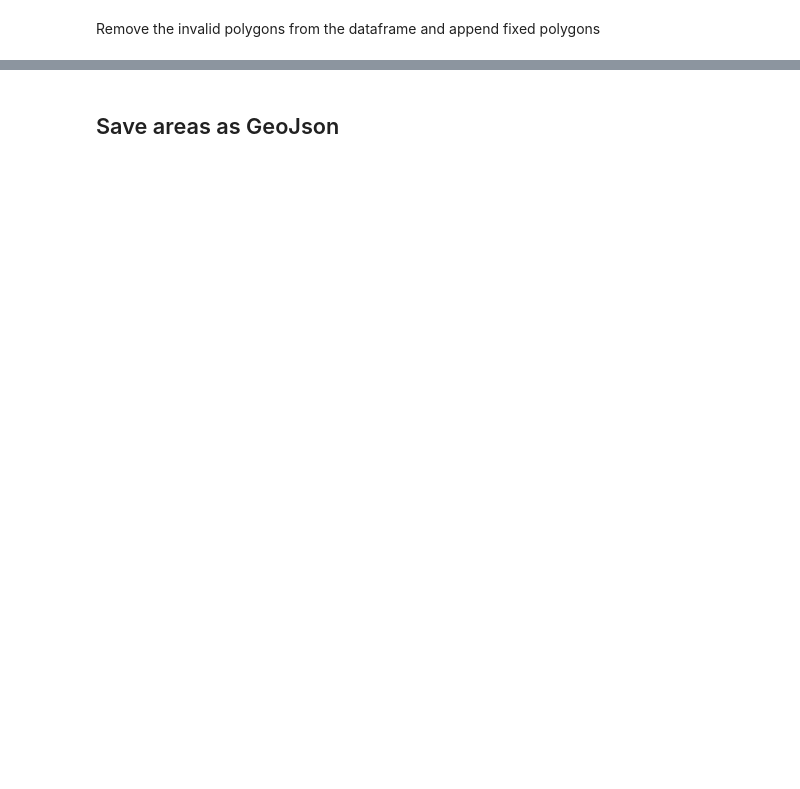
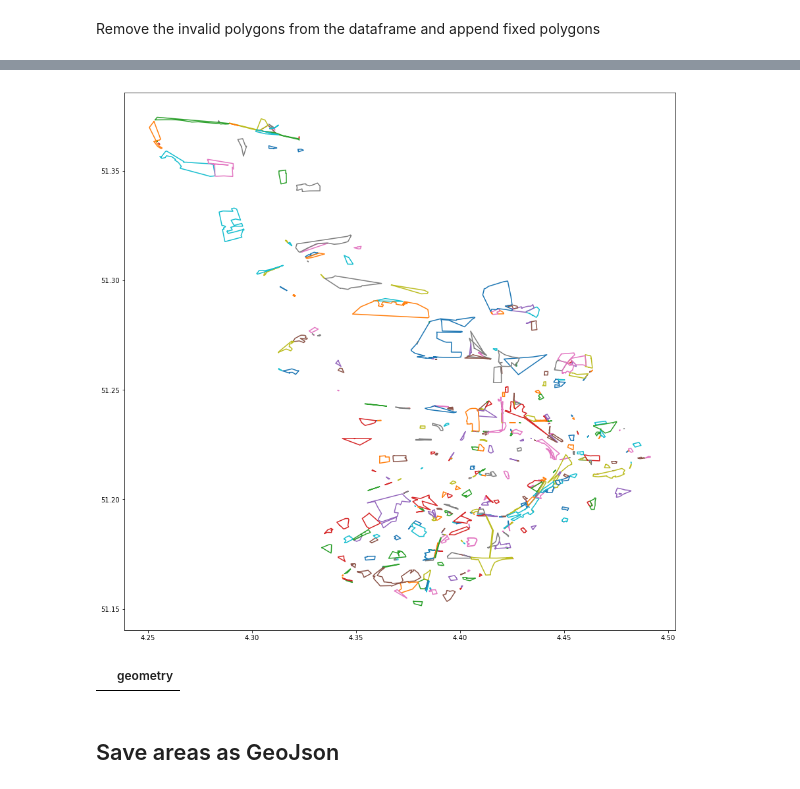
Before and after one commit to LeandroOrdonez/geoviz, a Jupyter notebook: AntwerpCityBlocks.ipynb, the cells around one changed output, grey strips where cells are left out. Cells and saved outputs as stored; diff of their text form; code cells hidden in the pictures; blank space fills up the shorter version.

```diff
--- a/AntwerpCityBlocks.ipynb
+++ b/AntwerpCityBlocks.ipynb
@@ -76,3 +119,19 @@ blocks.plot(figsize=(15,15))
+# %%
+plt.figure(figsize=(15,15))
+for g in fixed.geometry:
+  plt.plot(*g.exterior.xy)
+# %% [output]
+[figure, added]
+# %%
+#for i, x in enumerate(fixed.geometry.exterior):
+#    print(i, x)
+#    print(type(x))
+#    print(x.xy)
+#print(fixed.geometry[316].is_empty)
+
+fixed[fixed.is_empty == True]
+# %% [output]
+|  | geometry |
 # %% [markdown]
 ## Save areas as GeoJson
 # %%
```
Also changed, not shown: parts of 12 cells of this notebook.
